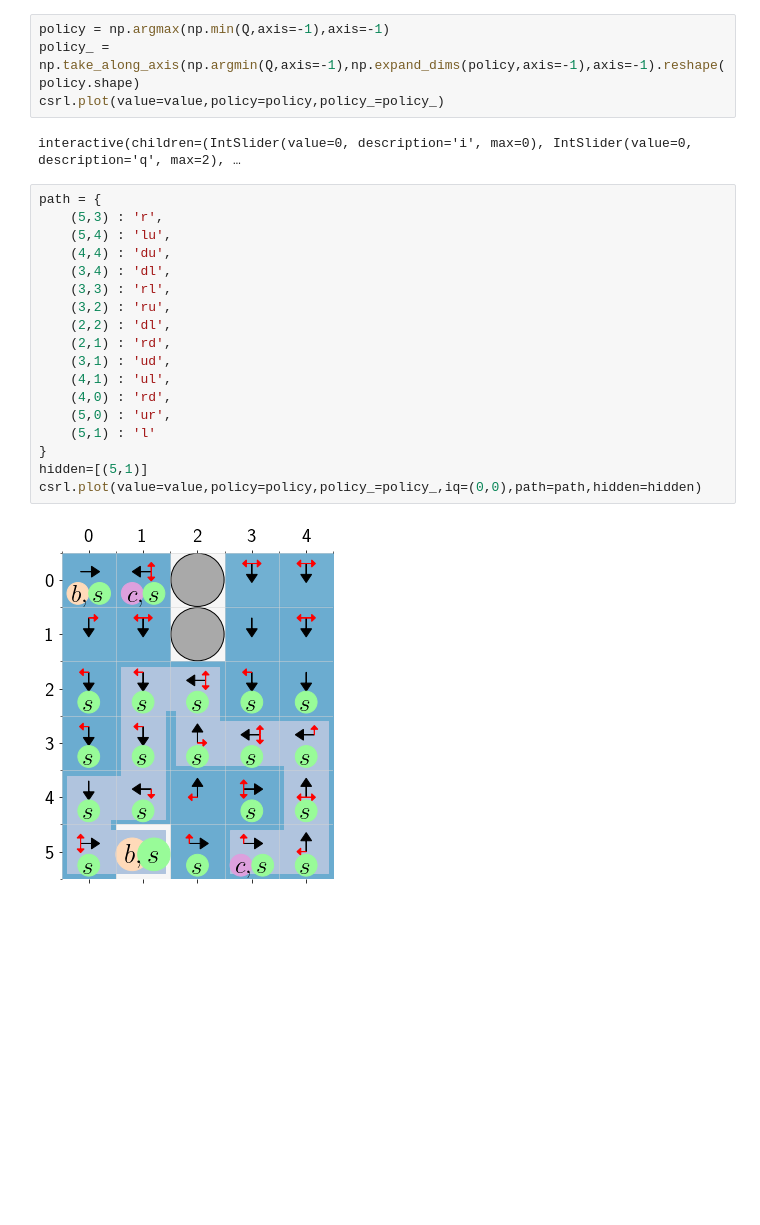
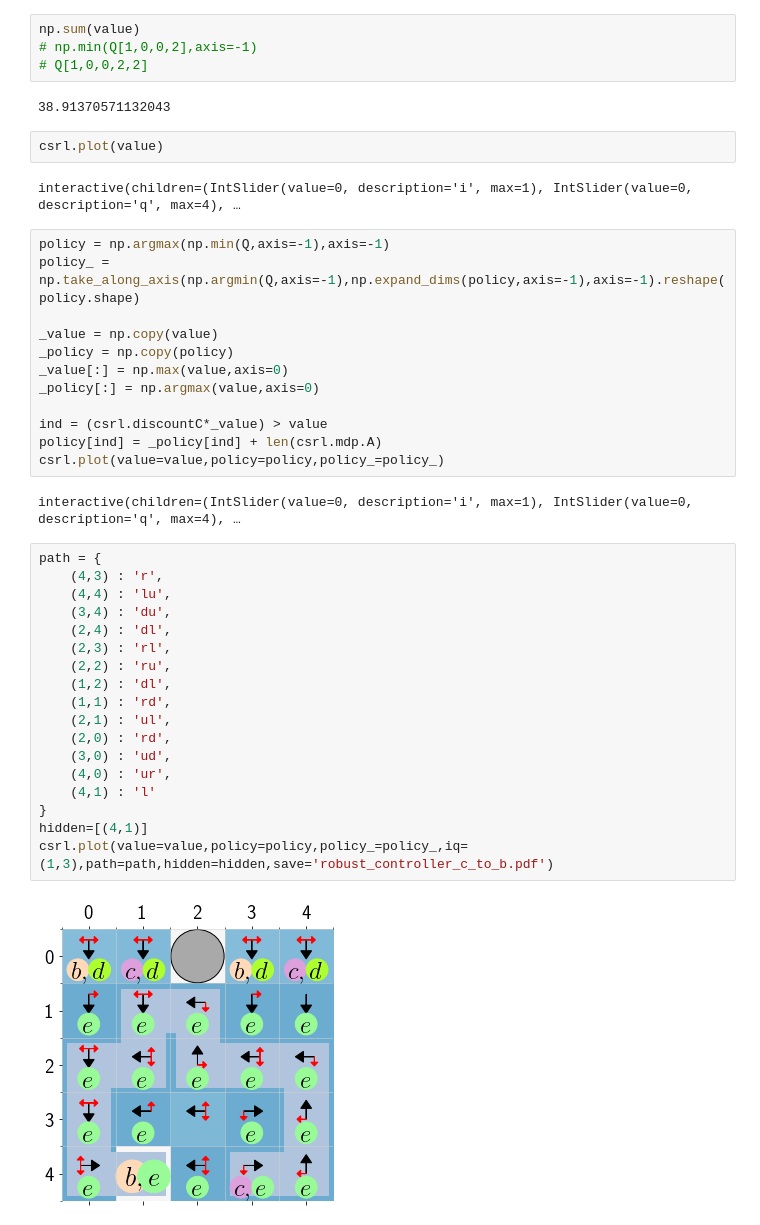
Before and after one commit to ICRA-2020/csrl, a Jupyter notebook: Robust Controller.ipynb, the cells around one changed output. Saved outputs shown, nothing was run; the diff lists cells and outputs as text; blank space fills up the shorter version.

```diff
--- a/Robust Controller.ipynb
+++ b/Robust Controller.ipynb
@@ -79,28 +56,46 @@ interactive(children=(IntSlider(value=0, description='i', max=0), IntSlider(valu
+# %%
+np.sum(value)
+# np.min(Q[1,0,0,2],axis=-1)
+# Q[1,0,0,2,2]
+# %% [output]
+38.91370571132043
+# %%
+csrl.plot(value)
+# %% [output]
+interactive(children=(IntSlider(value=0, description='i', max=1), IntSlider(value=0, description='q', max=4), …
 # %%
 policy = np.argmax(np.min(Q,axis=-1),axis=-1)
 policy_ = np.take_along_axis(np.argmin(Q,axis=-1),np.expand_dims(policy,axis=-1),axis=-1).reshape(policy.shape)
+
+_value = np.copy(value)
+_policy = np.copy(policy)
+_value[:] = np.max(value,axis=0)
+_policy[:] = np.argmax(value,axis=0)
+
+ind = (csrl.discountC*_value) > value
+policy[ind] = _policy[ind] + len(csrl.mdp.A)
 csrl.plot(value=value,policy=policy,policy_=policy_)
 # %% [output]
-interactive(children=(IntSlider(value=0, description='i', max=0), IntSlider(value=0, description='q', max=2), …
+interactive(children=(IntSlider(value=0, description='i', max=1), IntSlider(value=0, description='q', max=4), …
 # %%
 path = {
-    (5,3) : 'r',
-    (5,4) : 'lu',
-    (4,4) : 'du',
-    (3,4) : 'dl',
-    (3,3) : 'rl',
-    (3,2) : 'ru',
-    (2,2) : 'dl',
-    (2,1) : 'rd',
-    (3,1) : 'ud',
-    (4,1) : 'ul',
-    (4,0) : 'rd',
-    (5,0) : 'ur',
-    (5,1) : 'l'
+    (4,3) : 'r',
+    (4,4) : 'lu',
+    (3,4) : 'du',
+    (2,4) : 'dl',
+    (2,3) : 'rl',
+    (2,2) : 'ru',
+    (1,2) : 'dl',
+    (1,1) : 'rd',
+    (2,1) : 'ul',
+    (2,0) : 'rd',
+    (3,0) : 'ud',
+    (4,0) : 'ur',
+    (4,1) : 'l'
 }
-hidden=[(5,1)]
-csrl.plot(value=value,policy=policy,policy_=policy_,iq=(0,0),path=path,hidden=hidden)
+hidden=[(4,1)]
+csrl.plot(value=value,policy=policy,policy_=policy_,iq=(1,3),path=path,hidden=hidden,save='robust_controller_c_to_b.pdf')
 # %% [output]
-[figure, old version]
+[figure, new version]
 # %%
 path = {
```
Also changed, not shown: parts of 4 cells of this notebook, 5 other files.
